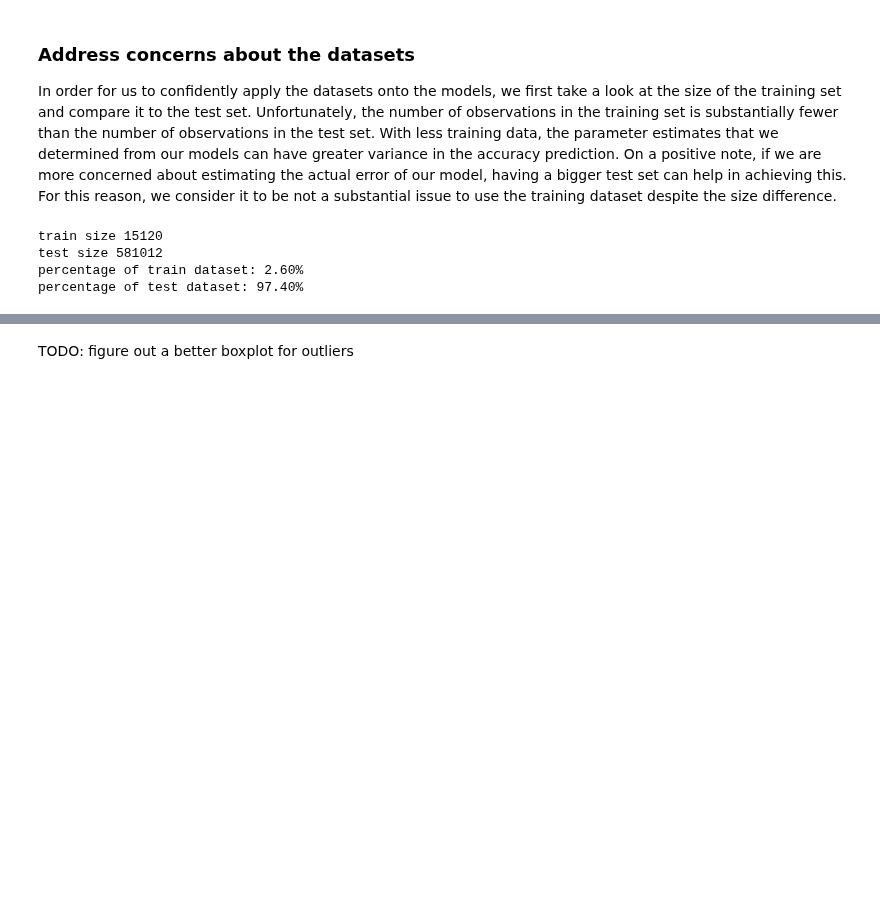
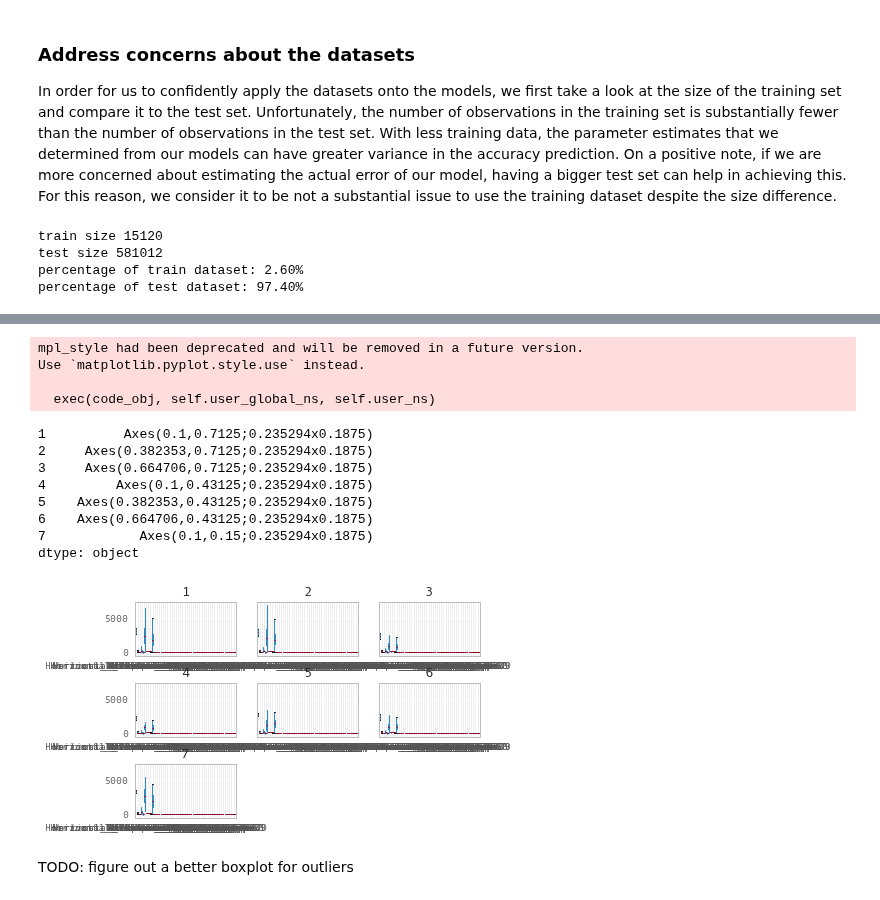
Before and after one commit to tiffapedia/w207-final, a Jupyter notebook: DivyaGorantla_RamIyer_TiffanyJaya_SteveSanders.ipynb, the cells around one changed output, grey strips where cells are left out. Cells and saved outputs as stored; diff of their text form; code cells hidden in the pictures; blank space fills up the shorter version.

```diff
--- a/DivyaGorantla_RamIyer_TiffanyJaya_SteveSanders.ipynb
+++ b/DivyaGorantla_RamIyer_TiffanyJaya_SteveSanders.ipynb
@@ -379,2 +396,19 @@ percentage of test dataset: 97.40%
+# %%
+pd.options.display.mpl_style='default'
+train_data.groupby(train_labels).boxplot()
+# %% [output]
+mpl_style had been deprecated and will be removed in a future version.
+Use `matplotlib.pyplot.style.use` instead.
+
+  exec(code_obj, self.user_global_ns, self.user_ns)
+1          Axes(0.1,0.7125;0.235294x0.1875)
+2     Axes(0.382353,0.7125;0.235294x0.1875)
+3     Axes(0.664706,0.7125;0.235294x0.1875)
+4         Axes(0.1,0.43125;0.235294x0.1875)
+5    Axes(0.382353,0.43125;0.235294x0.1875)
+6    Axes(0.664706,0.43125;0.235294x0.1875)
+7            Axes(0.1,0.15;0.235294x0.1875)
+dtype: object
+[figure, added]
 # %% [markdown]
 TODO: figure out a better boxplot for outliers
```
Also changed, not shown: parts of 37 cells of this notebook.
